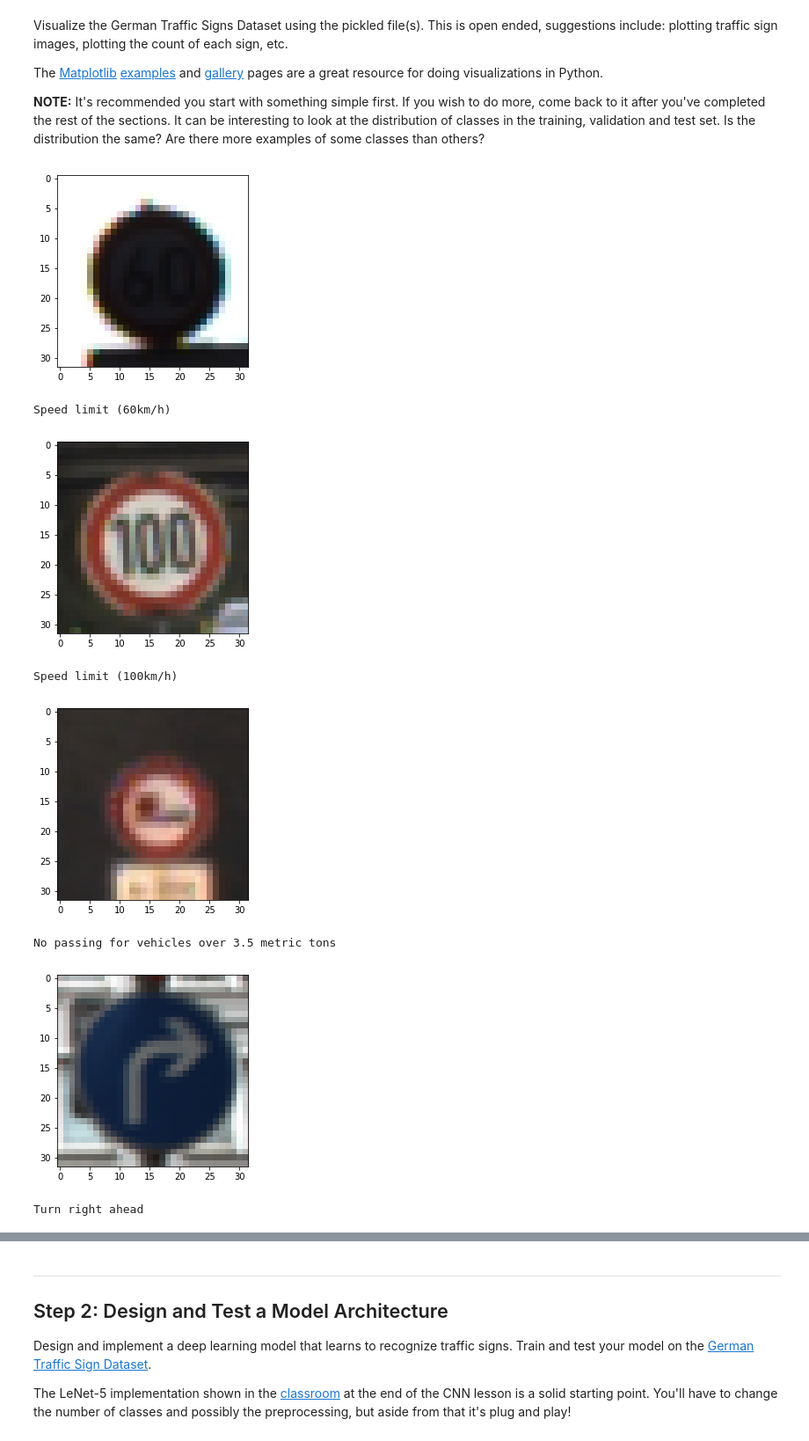
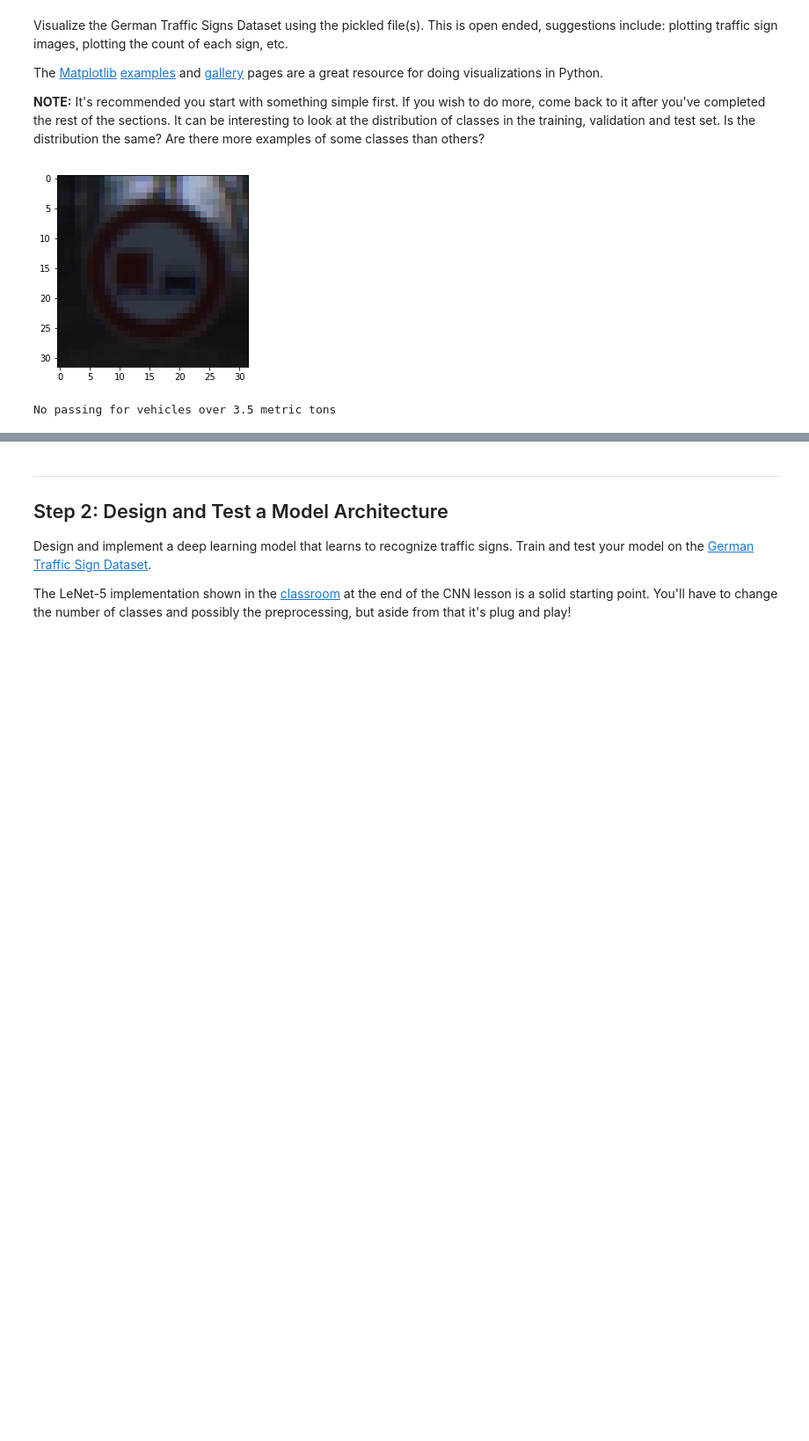
Before and after one commit to dmsehuang/CarND-Traffic-Sign-Classifier, a Jupyter notebook: Traffic_Sign_Classifier.ipynb, the cells around one changed output, grey strips where cells are left out. Shown at 88% size. Saved outputs shown, nothing was run; the diff lists cells and outputs as text; code cells hidden in the pictures; blank space fills up the shorter version.

```diff
--- a/Traffic_Sign_Classifier.ipynb
+++ b/Traffic_Sign_Classifier.ipynb
@@ -114,19 +114,13 @@ def display_image_randomly(X, y, num_images):
 # %%
 ### Data exploration visualization code goes here.
 ### Feel free to use as many code cells as needed.
 import matplotlib.pyplot as plt
 import random
 
 # Visualizations will be shown in the notebook.
 %matplotlib inline
 
-display_image_randomly(X_train, y_train, 10)
+display_image_randomly(X_train, y_train, 1)
 # %% [output]
-[figure, old version]
+[figure, new version]
-Speed limit (60km/h)
+No passing for vehicles over 3.5 metric tons
-[figure, removed]
-Speed limit (100km/h)
-[figure, removed]
-No passing for vehicles over 3.5 metric tons
-[figure, removed]
-Turn right ahead
```
Also changed, not shown: parts of 9 cells of this notebook.
